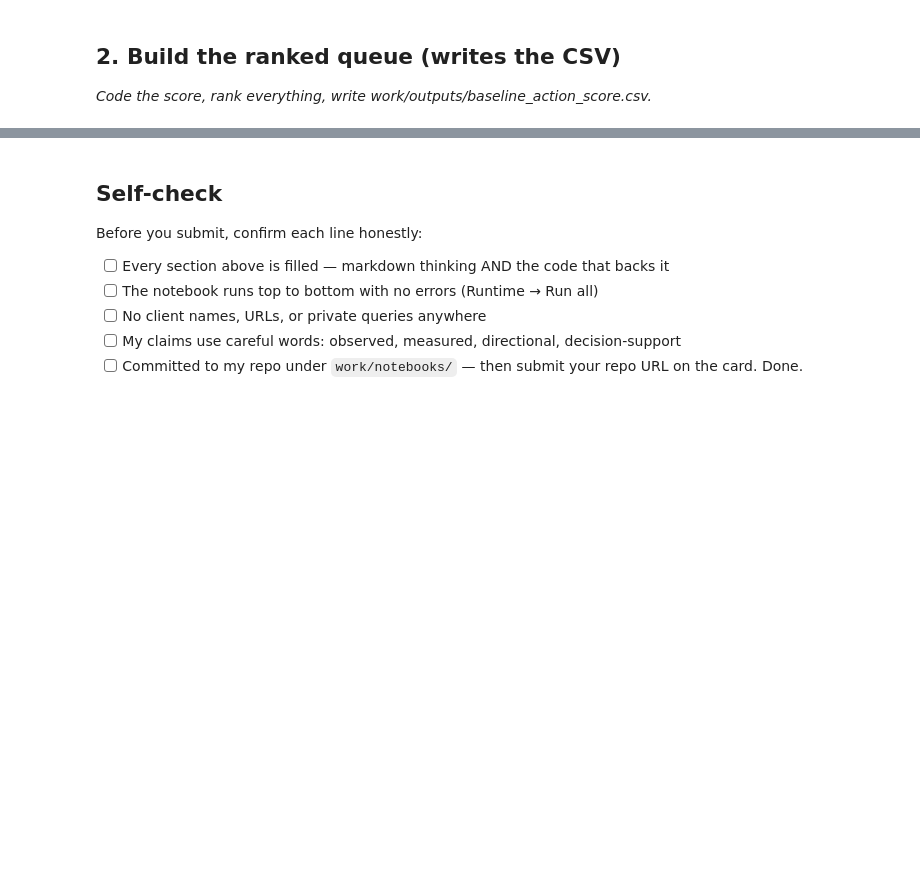
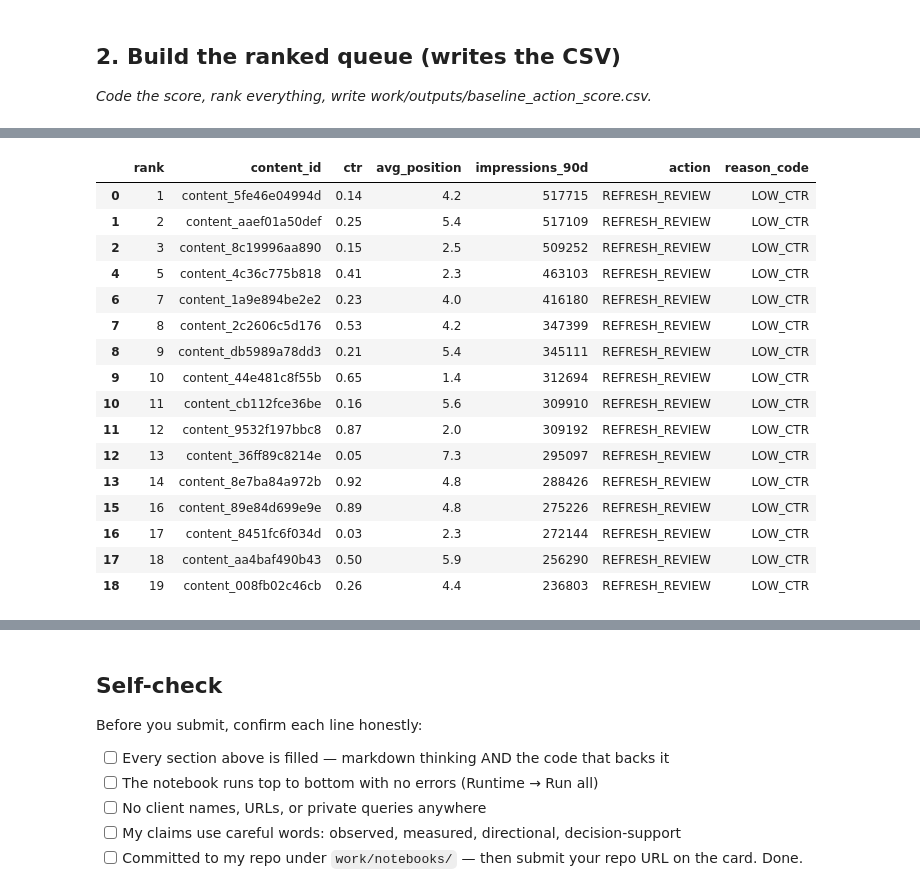
Before and after one commit to subikshasrig/FlyrankMLInternship, a Jupyter notebook: work/notebooks/w04_baseline_score.ipynb, the cells around one changed output, grey strips where cells are left out. Saved outputs shown, nothing was run; the diff lists cells and outputs as text; code cells hidden in the pictures; blank space fills up the shorter version.

```diff
--- a/work/notebooks/w04_baseline_score.ipynb
+++ b/work/notebooks/w04_baseline_score.ipynb
@@ -36,0 +580,72 @@ This skeleton is yours to fill. Work the sections **in order** — each one has
+# %%
+# This cell is for CODE (numbers, a query, a check).
+# Write your text answer in the cell ABOVE this one — typing sentences here breaks Run All.
+weak_picks = top20[
+    (top20["ctr"] > 0.50) |
+    (top20["avg_position"] < 15)
+].copy()
+
+print("Weak picks:")
+display(
+    weak_picks[
+        [
+            "rank",
+            "content_id",
+            "ctr",
+            "avg_position",
+            "impressions_90d",
+            "action",
+            "reason_code"
+        ]
+    ]
+)
+
+print()
+print("LEAKAGE CHECK")
+
+future_columns = [
+    col for col in df.columns
+    if any(
+        term in col.lower()
+        for term in [
+            "future",
+            "next_",
+            "label",
+            "target",
+            "outcome"
+        ]
+    )
+]
+
+product_flag_columns = [
+    col for col in df.columns
+    if "flag" in col.lower()
+    or "product" in col.lower()
+]
+
+print("Future/label-like columns found:")
+print(future_columns)
+
+print()
+print("Product/flag-like columns found:")
+print(product_flag_columns)
+
+used_columns = [
+    "impressions_90d",
+    "ctr",
+    "avg_position",
+    "days_since_last_update"
+]
+
+print()
+print("Columns used by baseline:")
+print(used_columns)
+
+leakage_free = (
+    len(future_columns) == 0
+    and len(product_flag_columns) == 0
+)
+
+print()
+print("Leakage check passed:", leakage_free)
+# %% [output]
@@ -36,0 +653,17 @@ This skeleton is yours to fill. Work the sections **in order** — each one has
+|  | rank | content_id | ctr | avg_position | impressions_90d | action | reason_code |
+| 0 | 1 | content_5fe46e04994d | 0.14 | 4.2 | 517715 | REFRESH_REVIEW | LOW_CTR |
+| 1 | 2 | content_aaef01a50def | 0.25 | 5.4 | 517109 | REFRESH_REVIEW | LOW_CTR |
+| 2 | 3 | content_8c19996aa890 | 0.15 | 2.5 | 509252 | REFRESH_REVIEW | LOW_CTR |
+| 4 | 5 | content_4c36c775b818 | 0.41 | 2.3 | 463103 | REFRESH_REVIEW | LOW_CTR |
+| 6 | 7 | content_1a9e894be2e2 | 0.23 | 4.0 | 416180 | REFRESH_REVIEW | LOW_CTR |
+| 7 | 8 | content_2c2606c5d176 | 0.53 | 4.2 | 347399 | REFRESH_REVIEW | LOW_CTR |
+| 8 | 9 | content_db5989a78dd3 | 0.21 | 5.4 | 345111 | REFRESH_REVIEW | LOW_CTR |
+| 9 | 10 | content_44e481c8f55b | 0.65 | 1.4 | 312694 | REFRESH_REVIEW | LOW_CTR |
+| 10 | 11 | content_cb112fce36be | 0.16 | 5.6 | 309910 | REFRESH_REVIEW | LOW_CTR |
+| 11 | 12 | content_9532f197bbc8 | 0.87 | 2.0 | 309192 | REFRESH_REVIEW | LOW_CTR |
+| 12 | 13 | content_36ff89c8214e | 0.05 | 7.3 | 295097 | REFRESH_REVIEW | LOW_CTR |
+| 13 | 14 | content_8e7ba84a972b | 0.92 | 4.8 | 288426 | REFRESH_REVIEW | LOW_CTR |
+| 15 | 16 | content_89e84d699e9e | 0.89 | 4.8 | 275226 | REFRESH_REVIEW | LOW_CTR |
+| 16 | 17 | content_8451fc6f034d | 0.03 | 2.3 | 272144 | REFRESH_REVIEW | LOW_CTR |
+| 17 | 18 | content_aa4baf490b43 | 0.50 | 5.9 | 256290 | REFRESH_REVIEW | LOW_CTR |
+| 18 | 19 | content_008fb02c46cb | 0.26 | 4.4 | 236803 | REFRESH_REVIEW | LOW_CTR |
```
Also changed, not shown: parts of 19 cells of this notebook.
